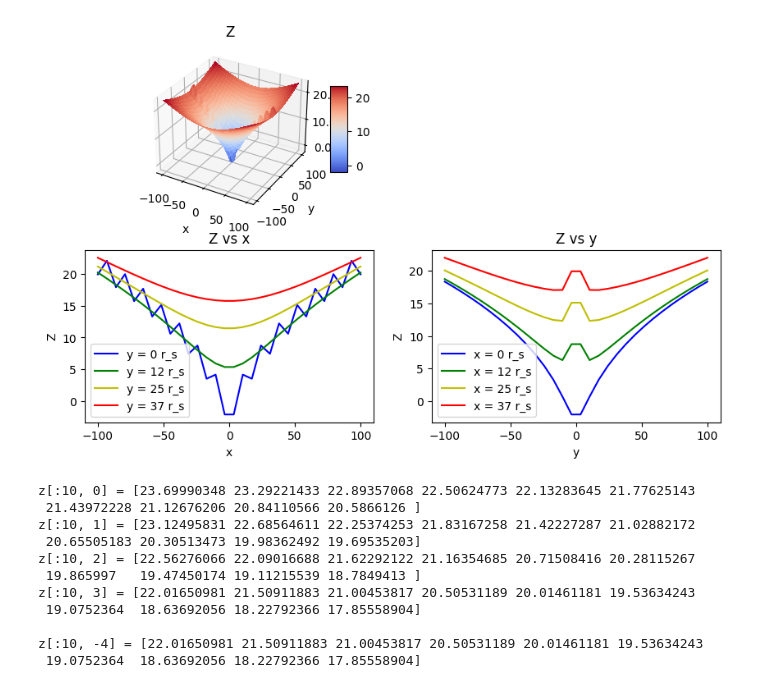
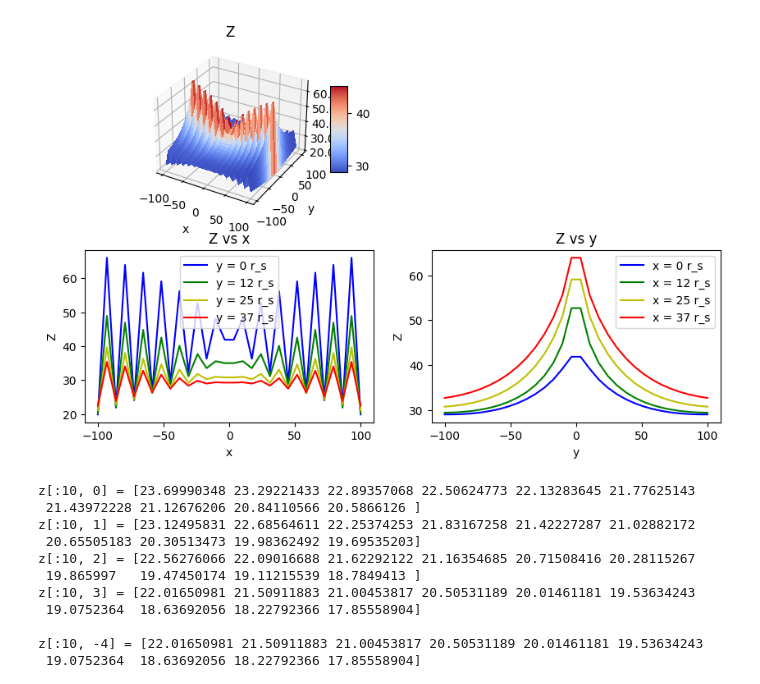
Before and after one commit to NagisaKanno/Embedding-PDE-beta, a Jupyter notebook: discretized_metric.ipynb, the cells around one changed output. Drawn from its saved outputs; the diff is of its cells as text; code cells hidden in the pictures.

Commit message:
Added a function to pick positive or negative solution

```diff
--- a/discretized_metric.ipynb
+++ b/discretized_metric.ipynb
@@ -28,6 +28,35 @@ def partial_x_Z(x, y):
     return np.sqrt(g_xx(x, y) - 1)
 def partial_y_Z(x, y):
     return np.sqrt(g_yy(x, y) - 1)
+# sign checker
+def sign_condition_check(x, y, sign_parital_x, sign_parital_y):
+    condition_met = False
+    dz_dr = x * sign_parital_x*partial_x_Z(x, y) + y * sign_parital_y*partial_y_Z(x, y)
+    if dz_dr > 0:
+        condition_met = True
+    return condition_met
+def pick_partialx_sign(x_coord, y_coord):
+    '''
+    picks either the positive or negative solution at each point in space
+    '''
+    partialx_sign, partialy_sign = 1, 1
+    if sign_condition_check(x_coord, y_coord, partialx_sign, partialy_sign):
+        return partialx_sign
+    else:
+        partialx_sign, partialy_sign = -1, 1
+        if sign_condition_check(x_coord, y_coord, partialx_sign, partialy_sign):
+            return partialx_sign
+        else:
+            partialx_sign, partialy_sign = 1, -1
+            if sign_condition_check(x_coord, y_coord, partialx_sign, partialy_sign):
+                return partialx_sign
+            else:
+                partialx_sign, partialy_sign = -1, -1
+                if sign_condition_check(x_coord, y_coord, partialx_sign, partialy_sign):
+                    return partialx_sign
+                else:
+                    print(f'pick_sign() : NO SIGN PAIR FOUND AT ({x_coord}, {y_coord})')
+    return None
 
 # ========================
 # values for the system
@@ -42,8 +71,8 @@ n_steps = 30 # must be even
 # values
 x_start, x_end = -100, 100
 y_start, y_end = -100, 100
-delta_x = (x_end - x_start) / (n_steps - 1)
-delta_y = (y_end - y_start) / (n_steps - 1)
+dx = (x_end - x_start) / (n_steps - 1)
+dy = (y_end - y_start) / (n_steps - 1)
 # create the grid
 x_axis = np.linspace(x_start, x_end, n_steps)
 y_axis = np.linspace(y_start, y_end, n_steps)
@@ -68,14 +97,12 @@ z[:, -1] = right_boundary  # for even points
 # evaluate z(x,y)
 for y in range(n_steps): # even indeces
     for x in range(2, n_steps, 2):
-        '''HARD CORDED THE SIGNS'''
-        signx = np.where(x_meshed[:,x] >= 0, 1, -1)
-        z[:, x] = signx * 2 * delta_x * np.sqrt(g_xx_discretized[:,x-1] - 1) + z[:,x-2]
+        sign_partialx = pick_partialx_sign(x, y)
+        z[:, x] = sign_partialx * 2 * dx * np.sqrt(g_xx_discretized[:,x-1] - 1) + z[:,x-2]
 for y in range(n_steps): # odd indeces
     for x in range(n_steps-3, 0, -2):
-        '''HARD CORDED THE SIGNS'''
-        signx = np.where(x_meshed[:,x] >= 0, 1, -1)
-        z[:, x] = -signx * 2 * delta_x * np.sqrt(g_xx_discretized[:,x+1] - 1) + z[:,x+2]
+        sign_partialx = pick_partialx_sign(x, y)
+        z[:, x] = sign_partialx * 2 * dx * np.sqrt(g_xx_discretized[:,x+1] - 1) + z[:,x+2]
 
 
 # ========================
@@ -94,34 +121,34 @@ def plot_3d_and_slice(surface, surface_name):
     surf = ax_3d.plot_surface(x_meshed, y_meshed, surface, cmap=cm.coolwarm, linewidth=0, antialiased=False)
     ax_3d.zaxis.set_major_formatter('{x:.02f}')
     fig.colorbar(surf, shrink=0.5, aspect=5)
     ax_3d.set(xlabel='x', ylabel='y', title=surface_name)
     # ax_3d.set_zlim(bottom=0)
 
     color = ['b', 'g', 'y' , 'r']
     while len(color) < num_slices:
         color.append['r']
 
     for i in range(num_slices):
          ax_slicex.plot(x_axis, surface[int(len(surface)*(1/2 + i/2/num_slices))], color[i], label=f'y = {int(100*i/2/num_slices)} r_s')
          ax_slicex.set(xlabel='x', ylabel=surface_name, title=f'{surface_name} vs x')
          ax_slicey.plot(y_axis, surface[:,int(len(surface)*(1/2 + i/2/num_slices))], color[i], label=f'x = {int(100*i/2/num_slices)} r_s')
          ax_slicey.set(xlabel='y', ylabel=surface_name, title=f'{surface_name} vs y')
     ax_slicex.legend()
     ax_slicey.legend()
 
     plt.tight_layout
     plt.show()
     return None
 '''
 # plot the metric
 plot_3d_and_slice(g_xx_discretized, 'g_xx')
 plot_3d_and_slice(g_xy_discretized, 'g_xy')
 plot_3d_and_slice(g_yy_discretized, 'g_yy')
 '''
 # plot Z
 plot_3d_and_slice(z, 'Z')
 # %% [output]
-[figure, old version]
+[figure, new version]
 # %%
 ### Value Checks
 ''' CHECK COMPLETE
```
Also changed, not shown: parts of 1 cell of this notebook.
